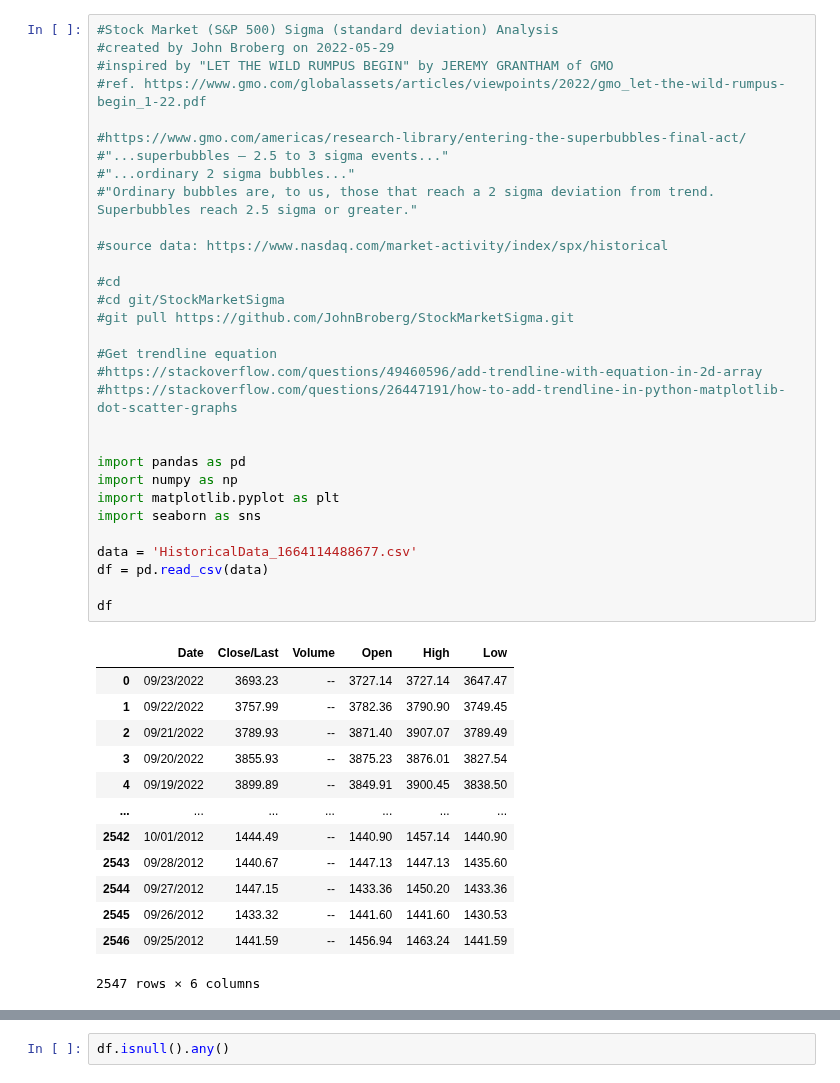
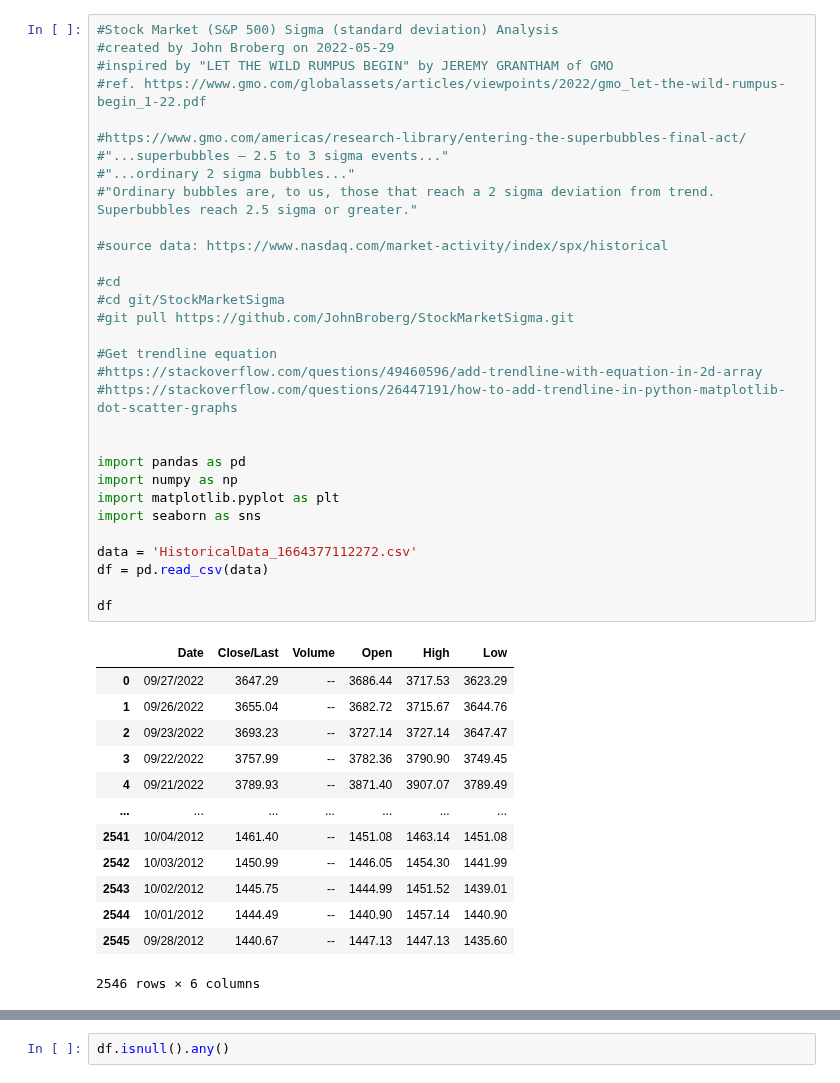
Before and after one commit to JohnBroberg/StockMarketSigma, a Jupyter notebook: StockMarketSigma.ipynb, the cells around one changed output, grey strips where cells are left out. Drawn from its saved outputs; the diff is of its cells as text.

Commit message:
refresh data

```diff
--- a/StockMarketSigma.ipynb
+++ b/StockMarketSigma.ipynb
@@ -3,46 +3,46 @@
 #created by John Broberg on 2022-05-29
 #inspired by "LET THE WILD RUMPUS BEGIN" by JEREMY GRANTHAM of GMO
 #ref. https://www.gmo.com/globalassets/articles/viewpoints/2022/gmo_let-the-wild-rumpus-begin_1-22.pdf
 
 #https://www.gmo.com/americas/research-library/entering-the-superbubbles-final-act/
 #"...superbubbles – 2.5 to 3 sigma events..."
 #"...ordinary 2 sigma bubbles..."
 #"Ordinary bubbles are, to us, those that reach a 2 sigma deviation from trend. Superbubbles reach 2.5 sigma or greater."
 
 #source data: https://www.nasdaq.com/market-activity/index/spx/historical
 
 #cd
 #cd git/StockMarketSigma
 #git pull https://github.com/JohnBroberg/StockMarketSigma.git
 
 #Get trendline equation
 #https://stackoverflow.com/questions/49460596/add-trendline-with-equation-in-2d-array
 #https://stackoverflow.com/questions/26447191/how-to-add-trendline-in-python-matplotlib-dot-scatter-graphs
 
 
 import pandas as pd
 import numpy as np
 import matplotlib.pyplot as plt
 import seaborn as sns
 
-data = 'HistoricalData_1664114488677.csv'
+data = 'HistoricalData_1664377112272.csv'
 df = pd.read_csv(data)
 
 df
 # %% [output]
 |  | Date | Close/Last | Volume | Open | High | Low |
-| 0 | 09/23/2022 | 3693.23 | -- | 3727.14 | 3727.14 | 3647.47 |
-| 1 | 09/22/2022 | 3757.99 | -- | 3782.36 | 3790.90 | 3749.45 |
-| 2 | 09/21/2022 | 3789.93 | -- | 3871.40 | 3907.07 | 3789.49 |
-| 3 | 09/20/2022 | 3855.93 | -- | 3875.23 | 3876.01 | 3827.54 |
-| 4 | 09/19/2022 | 3899.89 | -- | 3849.91 | 3900.45 | 3838.50 |
+| 0 | 09/27/2022 | 3647.29 | -- | 3686.44 | 3717.53 | 3623.29 |
+| 1 | 09/26/2022 | 3655.04 | -- | 3682.72 | 3715.67 | 3644.76 |
+| 2 | 09/23/2022 | 3693.23 | -- | 3727.14 | 3727.14 | 3647.47 |
+| 3 | 09/22/2022 | 3757.99 | -- | 3782.36 | 3790.90 | 3749.45 |
+| 4 | 09/21/2022 | 3789.93 | -- | 3871.40 | 3907.07 | 3789.49 |
 | ... | ... | ... | ... | ... | ... | ... |
-| 2542 | 10/01/2012 | 1444.49 | -- | 1440.90 | 1457.14 | 1440.90 |
-| 2543 | 09/28/2012 | 1440.67 | -- | 1447.13 | 1447.13 | 1435.60 |
-| 2544 | 09/27/2012 | 1447.15 | -- | 1433.36 | 1450.20 | 1433.36 |
-| 2545 | 09/26/2012 | 1433.32 | -- | 1441.60 | 1441.60 | 1430.53 |
-| 2546 | 09/25/2012 | 1441.59 | -- | 1456.94 | 1463.24 | 1441.59 |
+| 2541 | 10/04/2012 | 1461.40 | -- | 1451.08 | 1463.14 | 1451.08 |
+| 2542 | 10/03/2012 | 1450.99 | -- | 1446.05 | 1454.30 | 1441.99 |
+| 2543 | 10/02/2012 | 1445.75 | -- | 1444.99 | 1451.52 | 1439.01 |
+| 2544 | 10/01/2012 | 1444.49 | -- | 1440.90 | 1457.14 | 1440.90 |
+| 2545 | 09/28/2012 | 1440.67 | -- | 1447.13 | 1447.13 | 1435.60 |
-2547 rows × 6 columns
+2546 rows × 6 columns
 # %%
 df.describe()
 # %% [output]
```
Also changed, not shown: parts of 14 cells of this notebook, 3 other files.
